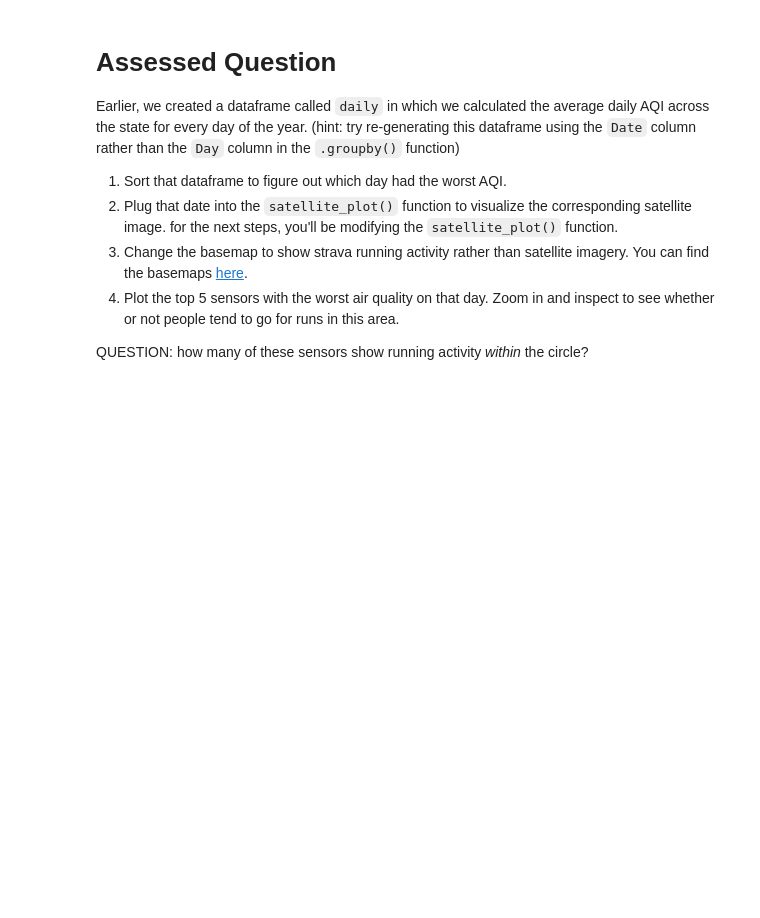
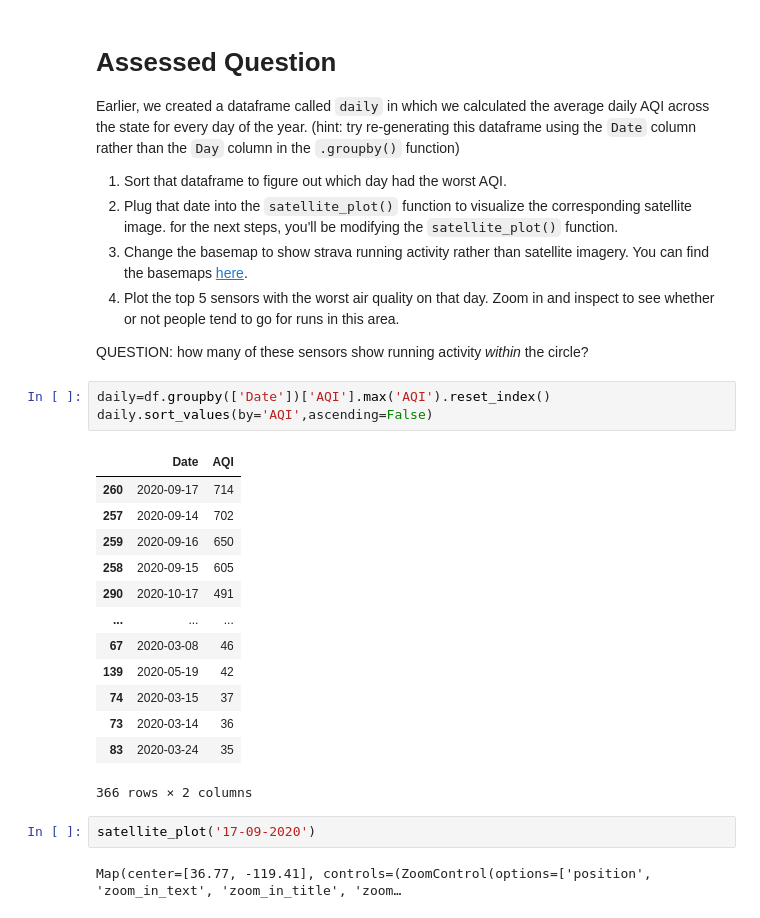
Before and after one commit to isabellajamieson/QM2, a Jupyter notebook: notebooks/W03. Spatial Data.ipynb, the cells around one changed output. Saved outputs shown, nothing was run; the diff lists cells and outputs as text; blank space fills up the shorter version.

```diff
--- a/notebooks/W03. Spatial Data.ipynb
+++ b/notebooks/W03. Spatial Data.ipynb
@@ -644,3 +646,24 @@ Earlier, we created a dataframe called `daily` in which we calculated the averag
 4. Plot the top 5 sensors with the worst air quality on that day. Zoom in and inspect to see whether or not people tend to go for runs in this area.
 
 QUESTION: how many of these sensors show running activity *within* the circle?
+# %%
+daily=df.groupby(['Date'])['AQI'].max('AQI').reset_index()
+daily.sort_values(by='AQI',ascending=False)
+# %% [output]
+|  | Date | AQI |
+| 260 | 2020-09-17 | 714 |
+| 257 | 2020-09-14 | 702 |
+| 259 | 2020-09-16 | 650 |
+| 258 | 2020-09-15 | 605 |
+| 290 | 2020-10-17 | 491 |
+| ... | ... | ... |
+| 67 | 2020-03-08 | 46 |
+| 139 | 2020-05-19 | 42 |
+| 74 | 2020-03-15 | 37 |
+| 73 | 2020-03-14 | 36 |
+| 83 | 2020-03-24 | 35 |
+366 rows × 2 columns
+# %%
+satellite_plot('17-09-2020')
+# %% [output]
+Map(center=[36.77, -119.41], controls=(ZoomControl(options=['position', 'zoom_in_text', 'zoom_in_title', 'zoom…
```
Also changed, not shown: parts of 3 cells of this notebook.
